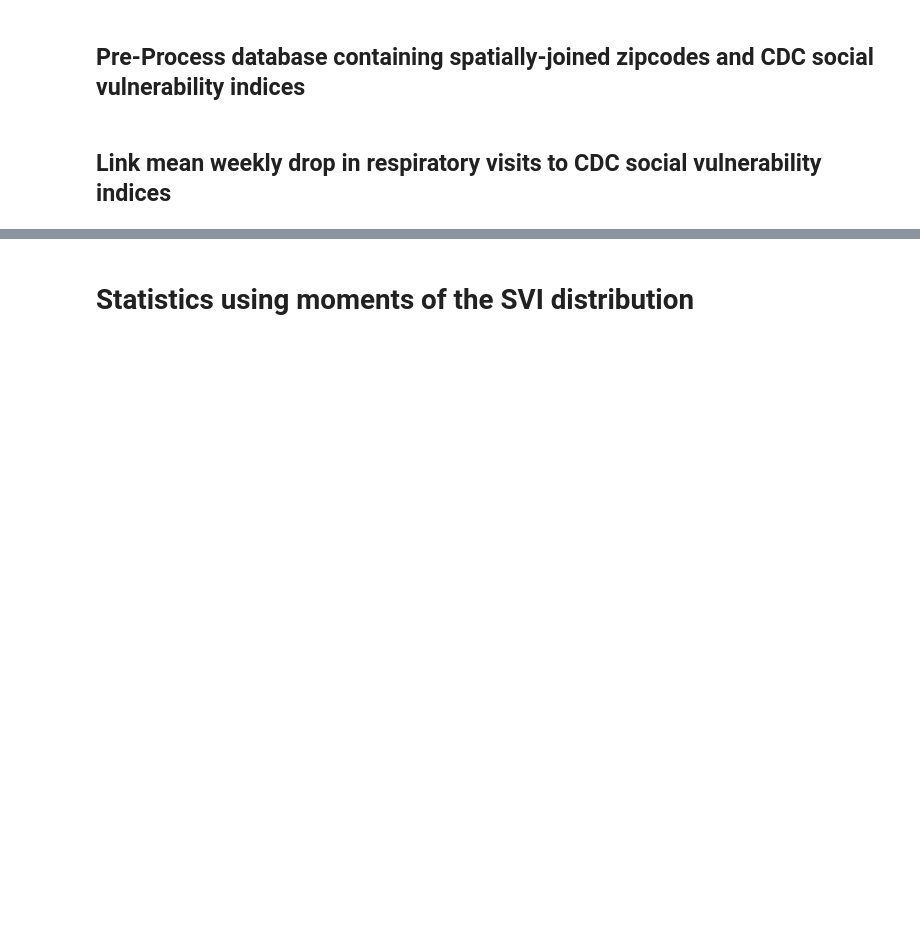
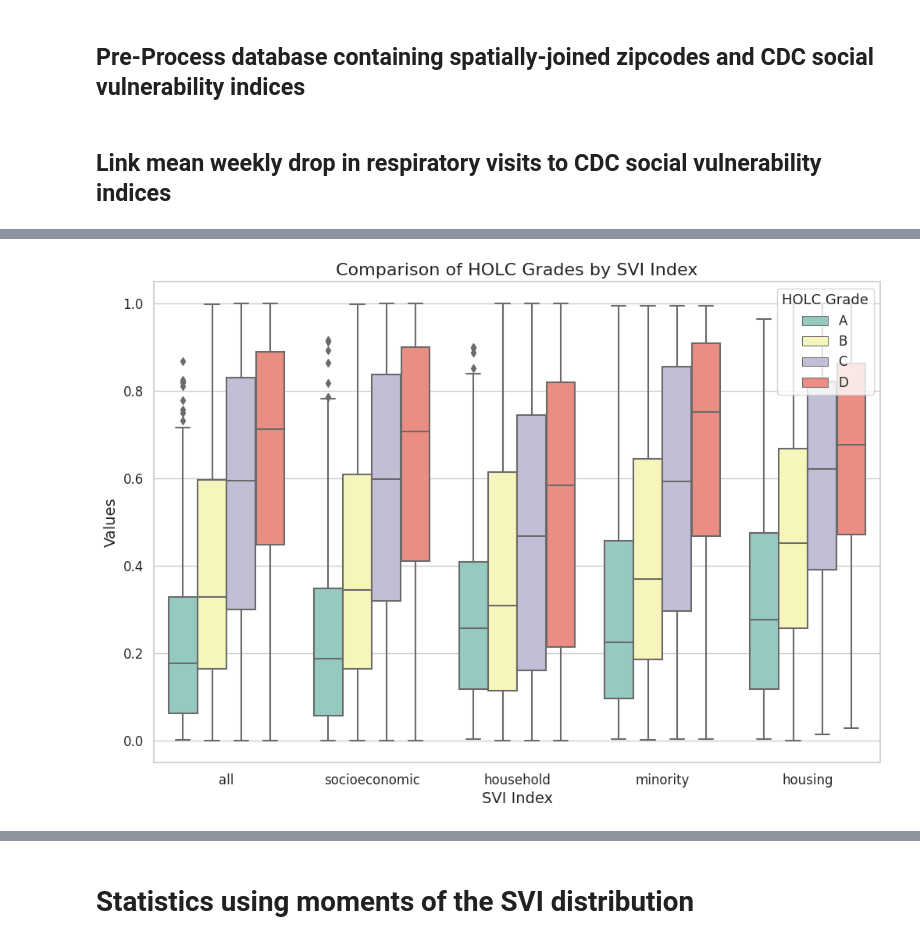
Before and after one commit to tbeucler/2023_SD_REP, a Jupyter notebook: Figures_Tables.ipynb, the cells around one changed output, grey strips where cells are left out. Cells and saved outputs as stored; diff of their text form; code cells hidden in the pictures; blank space fills up the shorter version.

```diff
--- a/Figures_Tables.ipynb
+++ b/Figures_Tables.ipynb
@@ -177,0 +298,15 @@ svi_zip_diff = svi_zip.merge(diff, on='zip')
+# %%
+# Adjusting the plotting code to organize by RPL Theme and compare HOLC grades
+plt.figure(figsize=(12, 8))
+sns.boxplot(x='RPL Theme', y='Value', hue='holc_grade', data=df_melted, palette='Set3')
+
+plt.title('Comparison of HOLC Grades by SVI Index', fontsize=16)
+plt.xlabel('SVI Index', fontsize=14)
+plt.ylabel('Values', fontsize=14)
+plt.xticks(fontsize=12)
+plt.yticks(fontsize=12)
+plt.legend(title='HOLC Grade', fontsize=12, title_fontsize='13', loc='upper right')
+
+plt.show()
+# %% [output]
+[figure, added]
```
Also changed, not shown: parts of 15 cells of this notebook.
